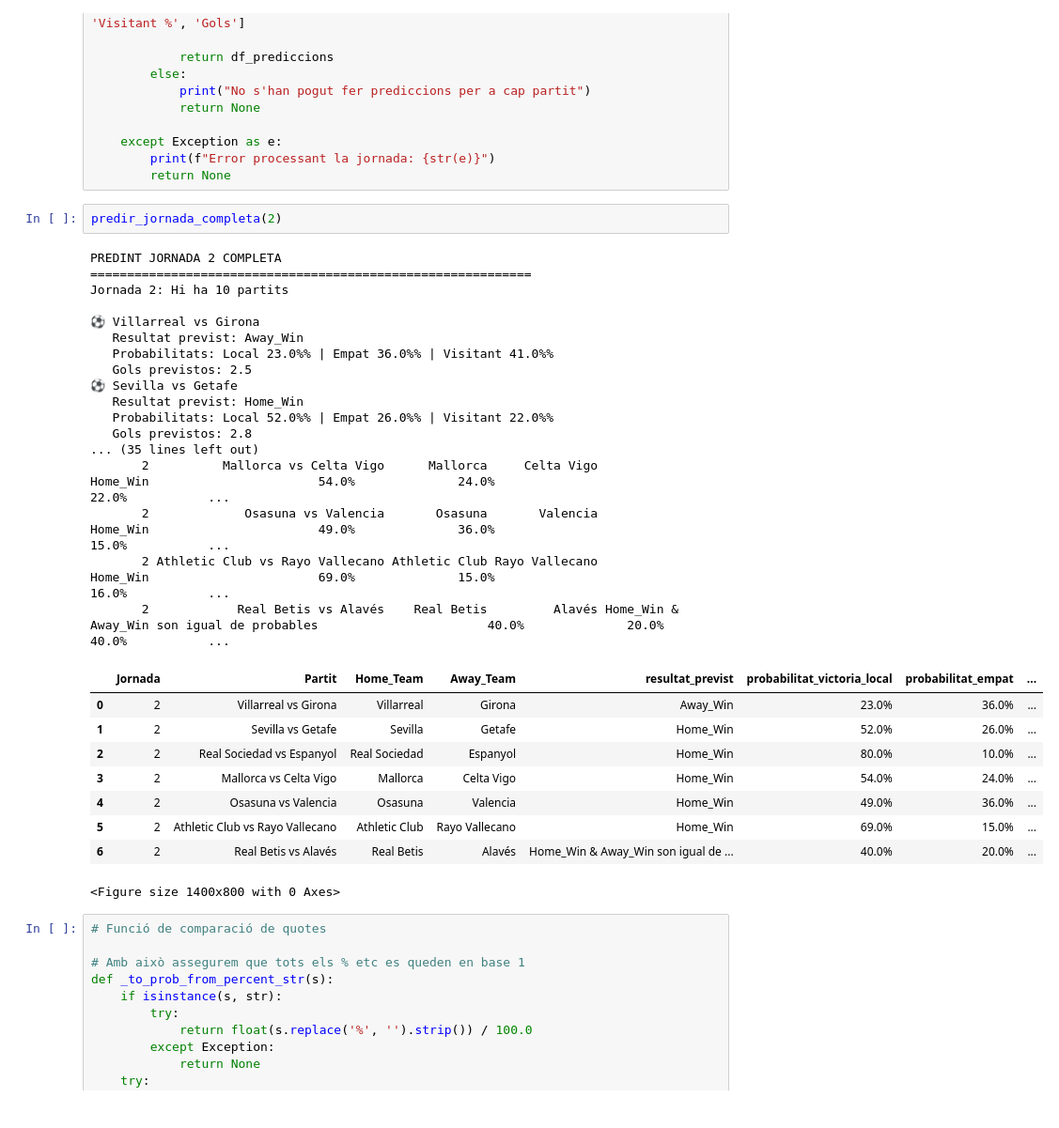
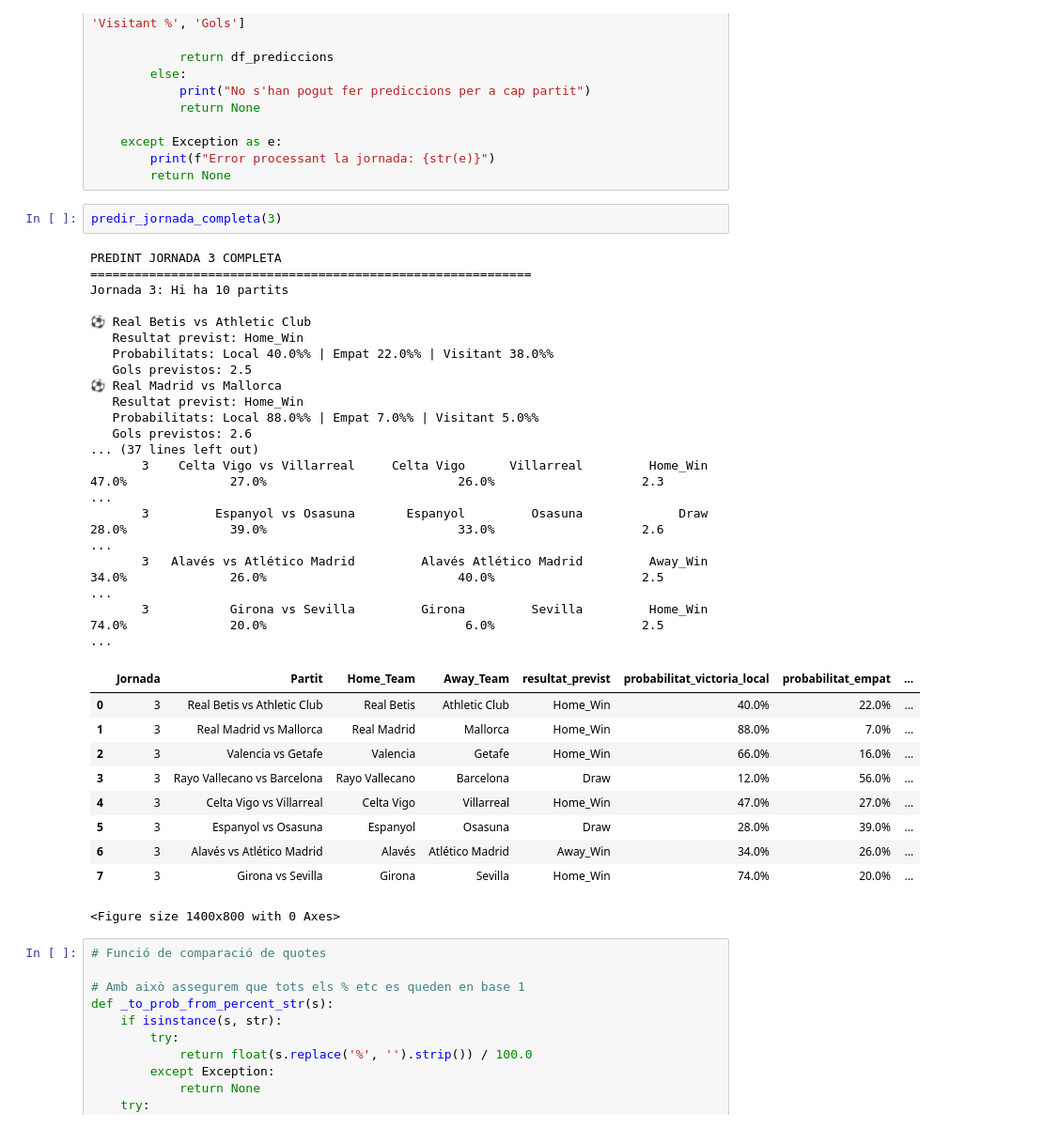
Before and after one commit to ferranfite/Treball-de-Recerca, a Jupyter notebook: model_predicció_enfrontament_notebook.ipynb, the cells around one changed output. Shown: that part at 94% size. Saved outputs shown, nothing was run; the diff lists cells and outputs as text.

```diff
--- a/model_predicció_enfrontament_notebook.ipynb
+++ b/model_predicció_enfrontament_notebook.ipynb
@@ -768,33 +768,34 @@ def predir_jornada_completa(numero_jornada):
         print(f"Error processant la jornada: {str(e)}")
         return None
 # %%
-predir_jornada_completa(2)
+predir_jornada_completa(3)
 # %% [output]
-PREDINT JORNADA 2 COMPLETA
+PREDINT JORNADA 3 COMPLETA
 ============================================================
-Jornada 2: Hi ha 10 partits
+Jornada 3: Hi ha 10 partits
 
-⚽ Villarreal vs Girona
-   Resultat previst: Away_Win
-   Probabilitats: Local 23.0%% | Empat 36.0%% | Visitant 41.0%%
+⚽ Real Betis vs Athletic Club
+   Resultat previst: Home_Win
+   Probabilitats: Local 40.0%% | Empat 22.0%% | Visitant 38.0%%
    Gols previstos: 2.5
-⚽ Sevilla vs Getafe
+⚽ Real Madrid vs Mallorca
    Resultat previst: Home_Win
-   Probabilitats: Local 52.0%% | Empat 26.0%% | Visitant 22.0%%
-   Gols previstos: 2.8
-... (35 lines left out)
-       2          Mallorca vs Celta Vigo      Mallorca     Celta Vigo                                   Home_Win                       54.0%              24.0%                          22.0%           ...
-       2             Osasuna vs Valencia       Osasuna       Valencia                                   Home_Win                       49.0%              36.0%                          15.0%           ...
-       2 Athletic Club vs Rayo Vallecano Athletic Club Rayo Vallecano                                   Home_Win                       69.0%              15.0%                          16.0%           ...
-       2            Real Betis vs Alavés    Real Betis         Alavés Home_Win & Away_Win son igual de probables                       40.0%              20.0%                          40.0%           ...
+   Probabilitats: Local 88.0%% | Empat 7.0%% | Visitant 5.0%%
+   Gols previstos: 2.6
+... (37 lines left out)
+       3    Celta Vigo vs Villarreal     Celta Vigo      Villarreal         Home_Win                       47.0%              27.0%                          26.0%                    2.3                ...
+       3         Espanyol vs Osasuna       Espanyol         Osasuna             Draw                       28.0%              39.0%                          33.0%                    2.6                ...
+       3   Alavés vs Atlético Madrid         Alavés Atlético Madrid         Away_Win                       34.0%              26.0%                          40.0%                    2.5                ...
+       3           Girona vs Sevilla         Girona         Sevilla         Home_Win                       74.0%              20.0%                           6.0%                    2.5                ...
 |  | Jornada | Partit | Home_Team | Away_Team | resultat_previst | probabilitat_victoria_local | probabilitat_empat | ... |
-| 0 | 2 | Villarreal vs Girona | Villarreal | Girona | Away_Win | 23.0% | 36.0% | ... |
-| 1 | 2 | Sevilla vs Getafe | Sevilla | Getafe | Home_Win | 52.0% | 26.0% | ... |
-| 2 | 2 | Real Sociedad vs Espanyol | Real Sociedad | Espanyol | Home_Win | 80.0% | 10.0% | ... |
-| 3 | 2 | Mallorca vs Celta Vigo | Mallorca | Celta Vigo | Home_Win | 54.0% | 24.0% | ... |
-| 4 | 2 | Osasuna vs Valencia | Osasuna | Valencia | Home_Win | 49.0% | 36.0% | ... |
-| 5 | 2 | Athletic Club vs Rayo Vallecano | Athletic Club | Rayo Vallecano | Home_Win | 69.0% | 15.0% | ... |
-| 6 | 2 | Real Betis vs Alavés | Real Betis | Alavés | Home_Win & Away_Win son igual de ... | 40.0% | 20.0% | ... |
+| 0 | 3 | Real Betis vs Athletic Club | Real Betis | Athletic Club | Home_Win | 40.0% | 22.0% | ... |
+| 1 | 3 | Real Madrid vs Mallorca | Real Madrid | Mallorca | Home_Win | 88.0% | 7.0% | ... |
+| 2 | 3 | Valencia vs Getafe | Valencia | Getafe | Home_Win | 66.0% | 16.0% | ... |
+| 3 | 3 | Rayo Vallecano vs Barcelona | Rayo Vallecano | Barcelona | Draw | 12.0% | 56.0% | ... |
+| 4 | 3 | Celta Vigo vs Villarreal | Celta Vigo | Villarreal | Home_Win | 47.0% | 27.0% | ... |
+| 5 | 3 | Espanyol vs Osasuna | Espanyol | Osasuna | Draw | 28.0% | 39.0% | ... |
+| 6 | 3 | Alavés vs Atlético Madrid | Alavés | Atlético Madrid | Away_Win | 34.0% | 26.0% | ... |
+| 7 | 3 | Girona vs Sevilla | Girona | Sevilla | Home_Win | 74.0% | 20.0% | ... |
 <Figure size 1400x800 with 0 Axes>
 # %%
 # Funció de comparació de quotes
```
Also changed, not shown: parts of 1 cell of this notebook, 6 other files.
